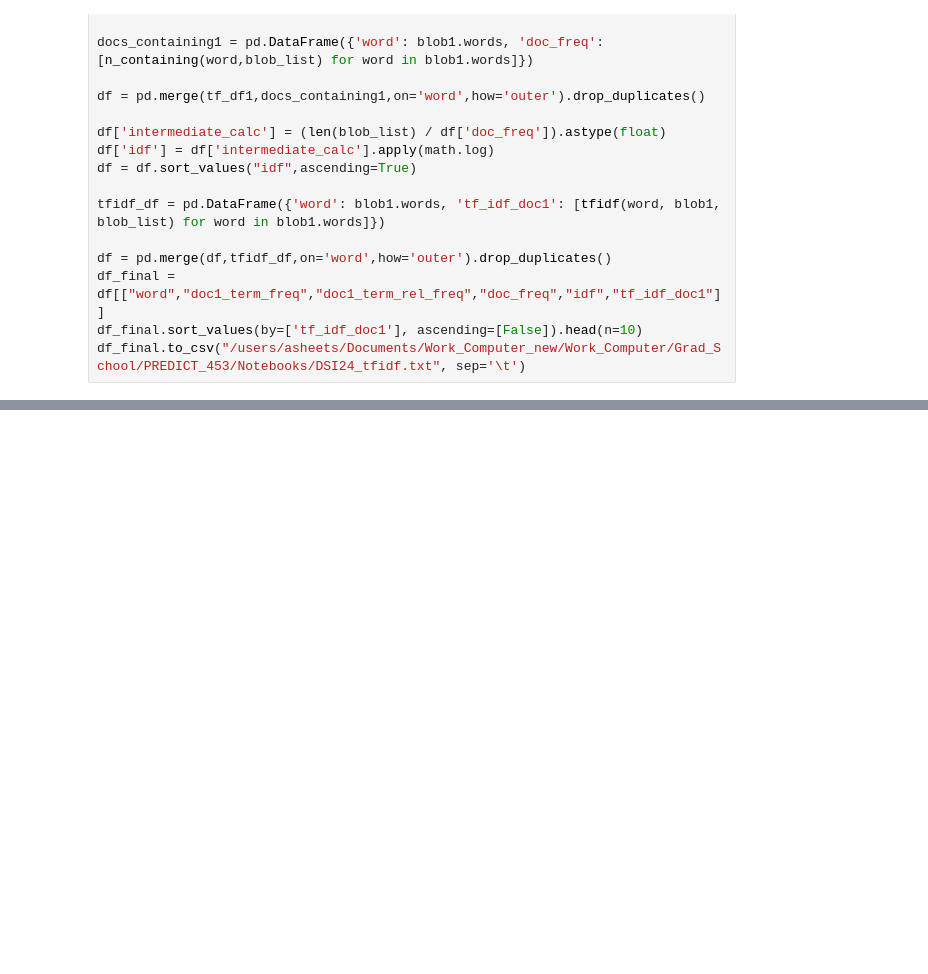
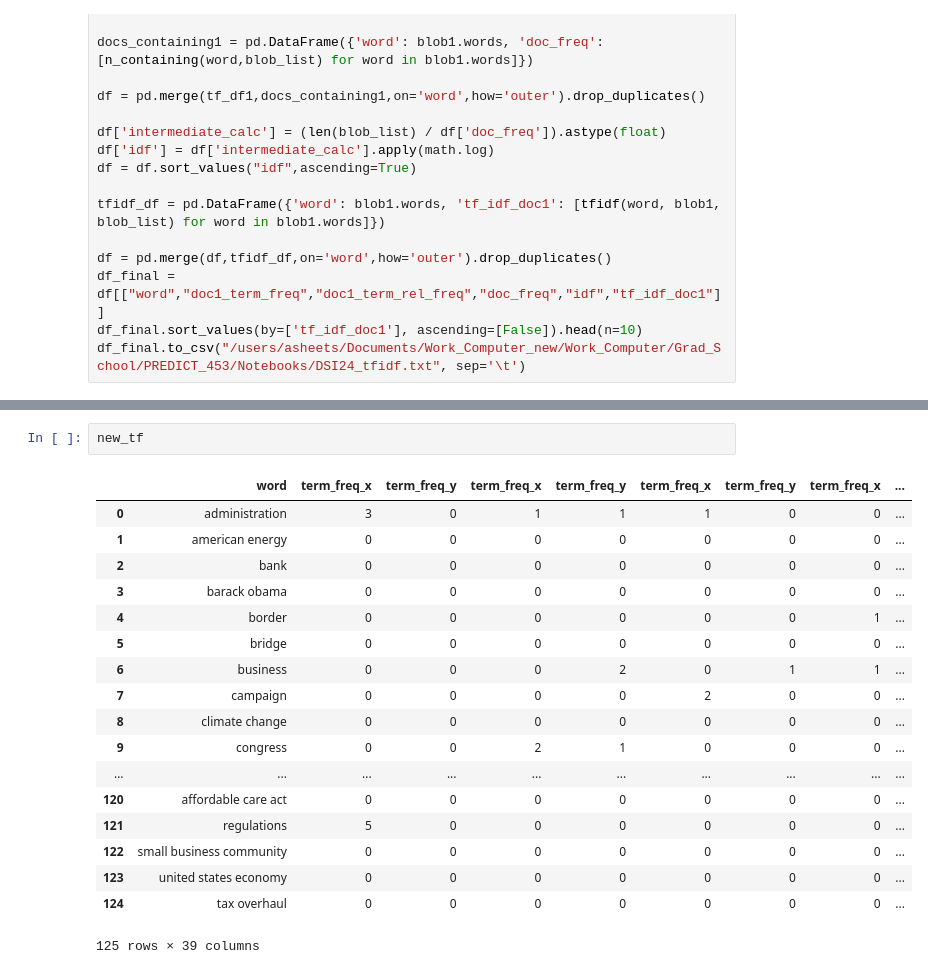
Before and after one commit to annamsheets/PREDICT453_CaseStudy2, a Jupyter notebook: tfidf.ipynb, the cells around one changed output, grey strips where cells are left out. Drawn from its saved outputs; the diff is of its cells as text; blank space fills up the shorter version.

```diff
--- a/tfidf.ipynb
+++ b/tfidf.ipynb
@@ -202,0 +185,21 @@ Name: DSInum, dtype: int64
+# %%
+new_tf
+# %% [output]
+|  | word | term_freq_x | term_freq_y | term_freq_x | term_freq_y | term_freq_x | term_freq_y | term_freq_x | ... |
+| 0 | administration | 3 | 0 | 1 | 1 | 1 | 0 | 0 | ... |
+| 1 | american energy | 0 | 0 | 0 | 0 | 0 | 0 | 0 | ... |
+| 2 | bank | 0 | 0 | 0 | 0 | 0 | 0 | 0 | ... |
+| 3 | barack obama | 0 | 0 | 0 | 0 | 0 | 0 | 0 | ... |
+| 4 | border | 0 | 0 | 0 | 0 | 0 | 0 | 1 | ... |
+| 5 | bridge | 0 | 0 | 0 | 0 | 0 | 0 | 0 | ... |
+| 6 | business | 0 | 0 | 0 | 2 | 0 | 1 | 1 | ... |
+| 7 | campaign | 0 | 0 | 0 | 0 | 2 | 0 | 0 | ... |
+| 8 | climate change | 0 | 0 | 0 | 0 | 0 | 0 | 0 | ... |
+| 9 | congress | 0 | 0 | 2 | 1 | 0 | 0 | 0 | ... |
+| ... | ... | ... | ... | ... | ... | ... | ... | ... | ... |
+| 120 | affordable care act | 0 | 0 | 0 | 0 | 0 | 0 | 0 | ... |
+| 121 | regulations | 5 | 0 | 0 | 0 | 0 | 0 | 0 | ... |
+| 122 | small business community | 0 | 0 | 0 | 0 | 0 | 0 | 0 | ... |
+| 123 | united states economy | 0 | 0 | 0 | 0 | 0 | 0 | 0 | ... |
+| 124 | tax overhaul | 0 | 0 | 0 | 0 | 0 | 0 | 0 | ... |
+125 rows × 39 columns
```
Also changed, not shown: parts of 6 cells of this notebook.
